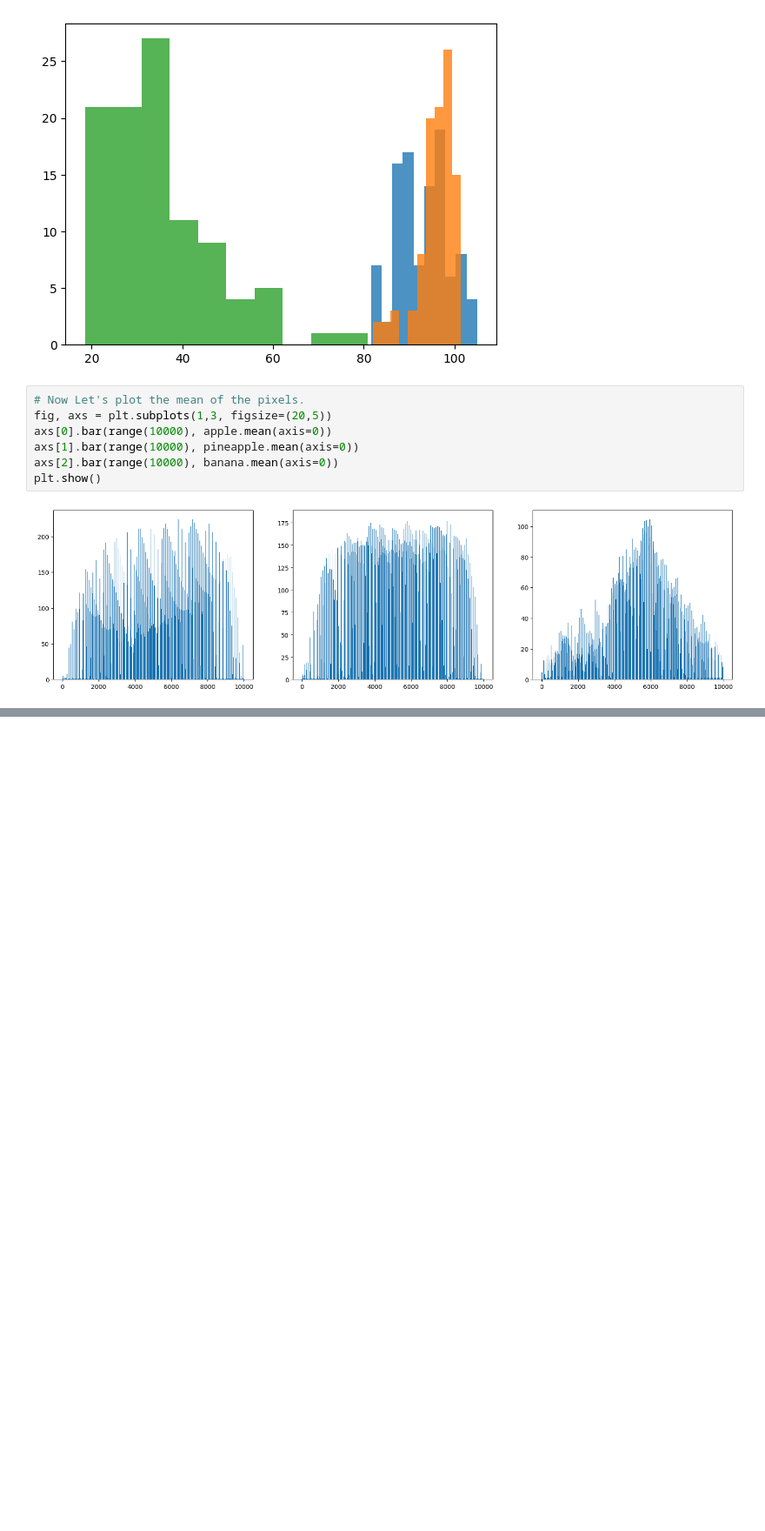
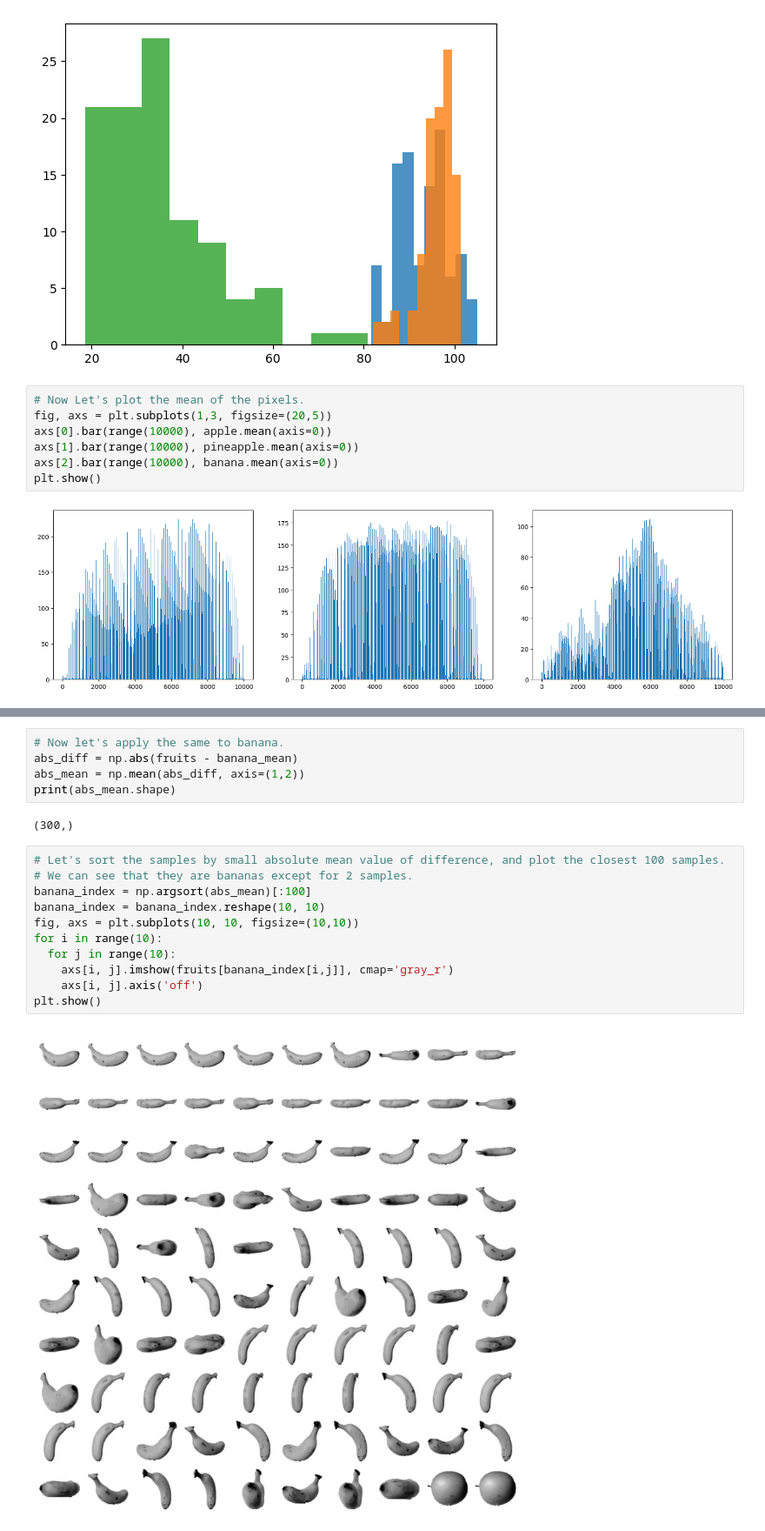
Before and after one commit to Junha9/AI, a Jupyter notebook: Self_Learning_ML_DL/Chapter_06_1.ipynb, the cells around one changed output, grey strips where cells are left out. Shown at 87% size. Drawn from its saved outputs; the diff is of its cells as text; blank space fills up the shorter version.

```diff
--- a/Self_Learning_ML_DL/Chapter_06_1.ipynb
+++ b/Self_Learning_ML_DL/Chapter_06_1.ipynb
@@ -91,0 +125,20 @@ plt.show()
+# %%
+# Now let's apply the same to banana.
+abs_diff = np.abs(fruits - banana_mean)
+abs_mean = np.mean(abs_diff, axis=(1,2))
+print(abs_mean.shape)
+# %% [output]
+(300,)
+# %%
+# Let's sort the samples by small absolute mean value of difference, and plot the closest 100 samples.
+# We can see that they are bananas except for 2 samples.
+banana_index = np.argsort(abs_mean)[:100]
+banana_index = banana_index.reshape(10, 10)
+fig, axs = plt.subplots(10, 10, figsize=(10,10))
+for i in range(10):
+  for j in range(10):
+    axs[i, j].imshow(fruits[banana_index[i,j]], cmap='gray_r')
+    axs[i, j].axis('off')
+plt.show()
+# %% [output]
+[figure, added]
```
Also changed, not shown: parts of 3 cells of this notebook.
